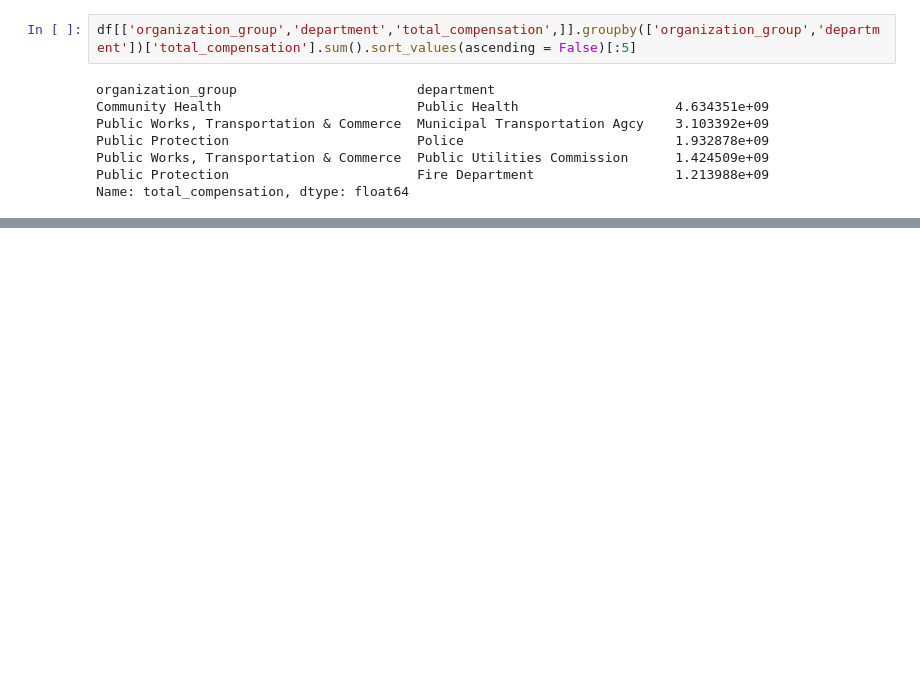
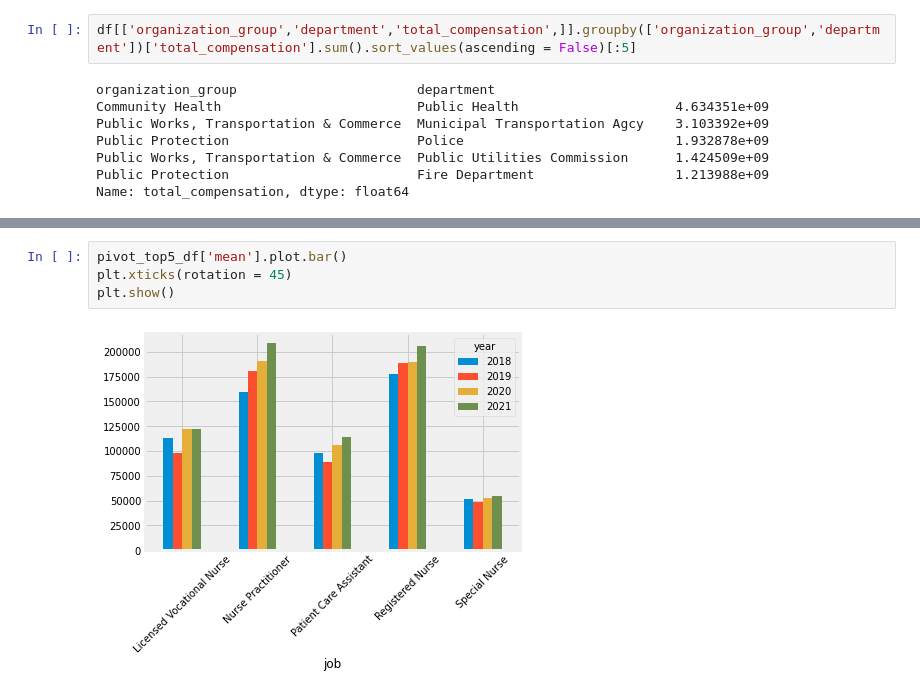
Before and after one commit to susiexia/SF_Employee_Comp_Dash, a Jupyter notebook: sf_comp_jupyter_analytics.ipynb, the cells around one changed output, grey strips where cells are left out. Saved outputs shown, nothing was run; the diff lists cells and outputs as text; blank space fills up the shorter version.

```diff
--- a/sf_comp_jupyter_analytics.ipynb
+++ b/sf_comp_jupyter_analytics.ipynb
@@ -759,0 +921,6 @@ Name: total_compensation, dtype: float64
+# %%
+pivot_top5_df['mean'].plot.bar()
+plt.xticks(rotation = 45)
+plt.show()
+# %% [output]
+[figure, added]
```
Also changed, not shown: parts of 16 cells of this notebook, 1 other file.
